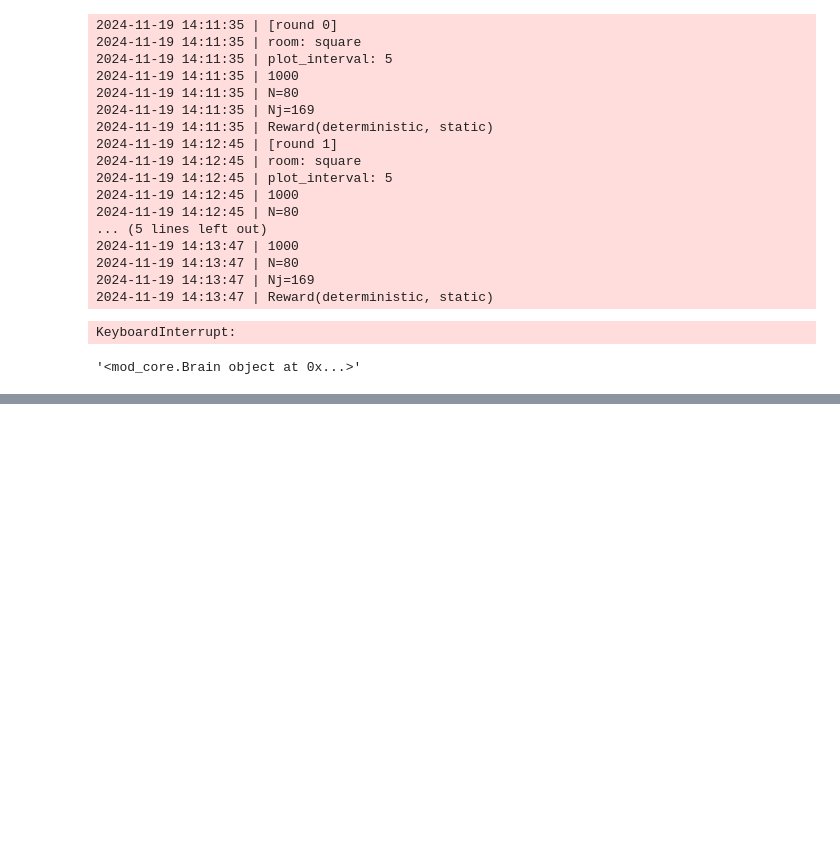
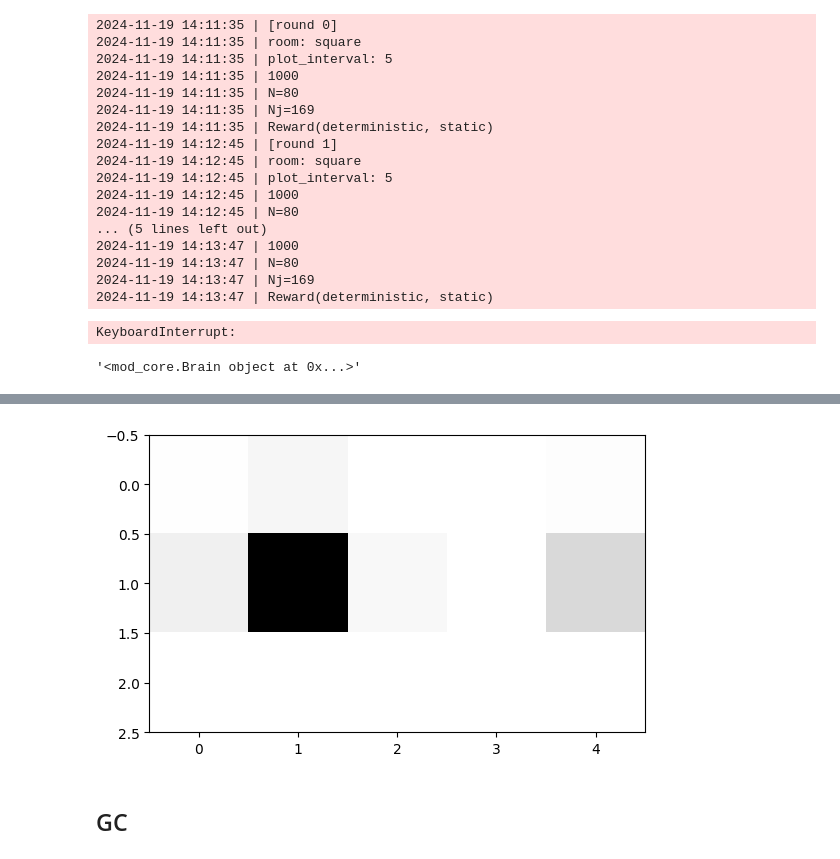
Before and after one commit to iKiru-hub/PCNN, a Jupyter notebook: notebooks/lab_pcore_1.ipynb, the cells around one changed output, grey strips where cells are left out. Drawn from its saved outputs; the diff is of its cells as text; code cells hidden in the pictures; blank space fills up the shorter version.

```diff
--- a/notebooks/lab_pcore_1.ipynb
+++ b/notebooks/lab_pcore_1.ipynb
@@ -82,0 +351,6 @@ model.__str__()
+# %%
+plt.imshow(model.wff, cmap="Greys");
+# %% [output]
+[figure, added]
+# %% [markdown]
+## GC
```
Also changed, not shown: parts of 46 cells of this notebook, 8 other files.
